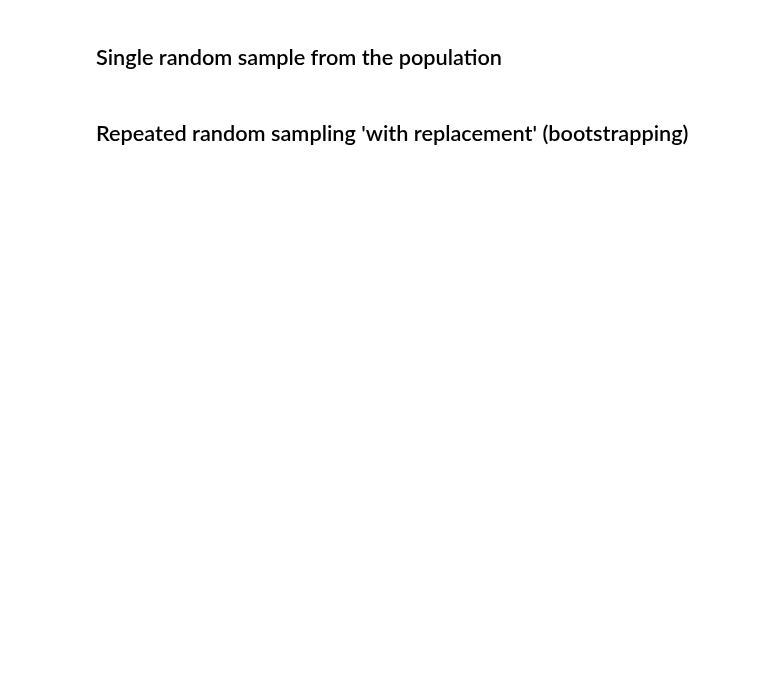
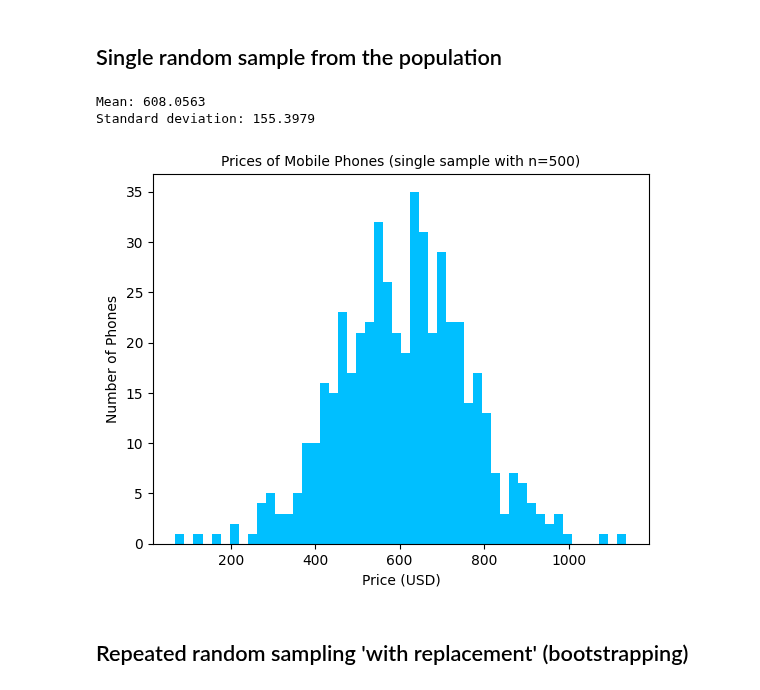
Before and after one commit to mario-gellrich-zhaw/data_analytics, a Jupyter notebook: Week_06/population_and_samples.ipynb, the cells around one changed output. Saved outputs shown, nothing was run; the diff lists cells and outputs as text; code cells hidden in the pictures; blank space fills up the shorter version.

```diff
--- a/Week_06/population_and_samples.ipynb
+++ b/Week_06/population_and_samples.ipynb
@@ -47,25 +65,33 @@ plt.show()
 ## Single random sample from the population
 # %%
 # Sample size
-sample_size = 200
+sample_size = 500
 
 # Setting a seed to restore the random numbers later
 random.seed(42)
 
 # Random sample
 random_sample = random.sample(list(pop), sample_size)
 
 # Statistics of the sample
 print(f'Mean: {statistics.mean(random_sample):.4f}')
 print(f'Standard deviation: {statistics.stdev(random_sample):.4f}')
 
 # Plot histogram based on the sample
 plt.hist(random_sample, bins = 50, color='deepskyblue')
-plt.title(f'Weights of chickens (single sample with n={sample_size})', fontsize=10)
-plt.xlabel('Weight (grams)')
-plt.ylabel('Number of chickens')
+# plt.title(f'Weights of chickens (single sample with n={sample_size})', fontsize=10)
+# plt.xlabel('Weight (grams)')
+# plt.ylabel('Number of chickens')
+
+plt.title(f'Prices of Mobile Phones (single sample with n={sample_size})', fontsize=10)
+plt.xlabel('Price (USD)')
+plt.ylabel('Number of Phones')
 
 plt.show()
+# %% [output]
+Mean: 608.0563
+Standard deviation: 155.3979
+[figure, added]
 # %% [markdown]
 ## Repeated random sampling 'with replacement' (bootstrapping)
 # %%
```
Also changed, not shown: parts of 5 cells of this notebook, 5 other files.
